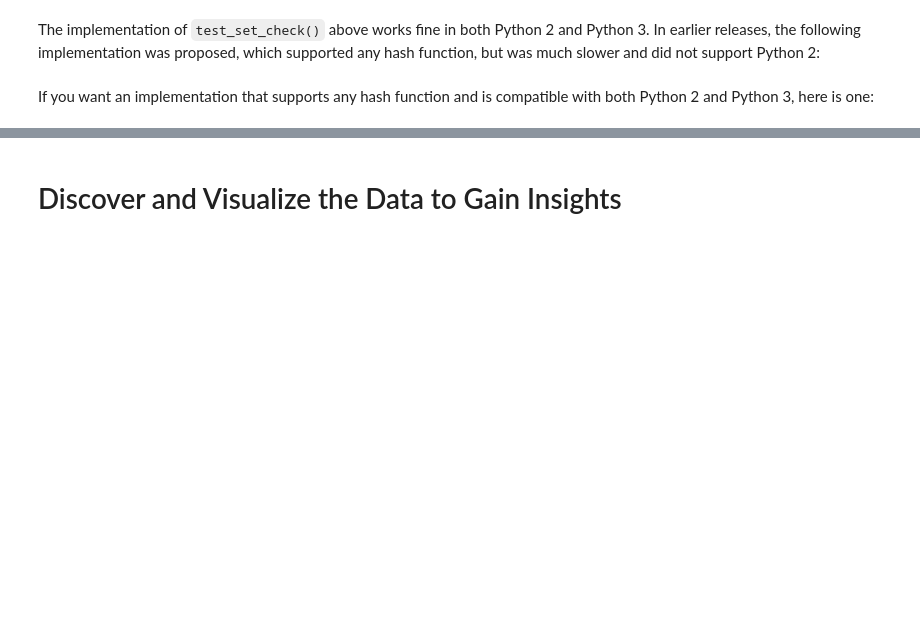
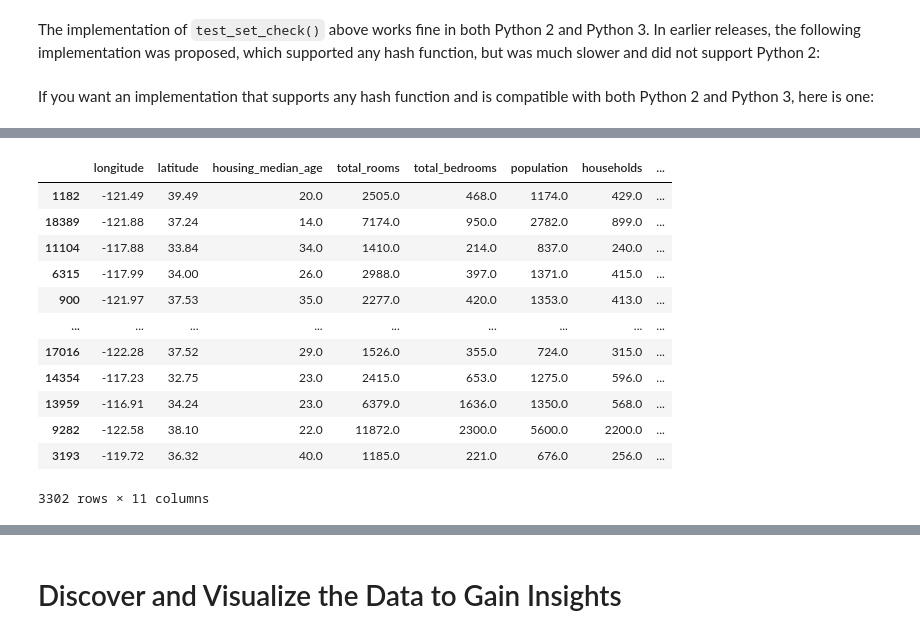
Before and after one commit to suka1901/handson-ml2, a Jupyter notebook: 02_end_to_end_machine_learning_project.ipynb, the cells around one changed output, grey strips where cells are left out. Cells and saved outputs as stored; diff of their text form; code cells hidden in the pictures; blank space fills up the shorter version.

```diff
--- a/02_end_to_end_machine_learning_project.ipynb
+++ b/02_end_to_end_machine_learning_project.ipynb
@@ -287,5 +287,21 @@ for train_index, test_index in split.split(housing, housing["income_cat"]):
     strat_train_set = housing.iloc[train_index]
     strat_test_set = housing.iloc[test_index]
     start_splits.append([strat_test_set, strat_test_set])
+# %%
+strat_train_set
+# %% [output]
+|  | longitude | latitude | housing_median_age | total_rooms | total_bedrooms | population | households | ... |
+| 1182 | -121.49 | 39.49 | 20.0 | 2505.0 | 468.0 | 1174.0 | 429.0 | ... |
+| 18389 | -121.88 | 37.24 | 14.0 | 7174.0 | 950.0 | 2782.0 | 899.0 | ... |
+| 11104 | -117.88 | 33.84 | 34.0 | 1410.0 | 214.0 | 837.0 | 240.0 | ... |
+| 6315 | -117.99 | 34.00 | 26.0 | 2988.0 | 397.0 | 1371.0 | 415.0 | ... |
+| 900 | -121.97 | 37.53 | 35.0 | 2277.0 | 420.0 | 1353.0 | 413.0 | ... |
+| ... | ... | ... | ... | ... | ... | ... | ... | ... |
+| 17016 | -122.28 | 37.52 | 29.0 | 1526.0 | 355.0 | 724.0 | 315.0 | ... |
+| 14354 | -117.23 | 32.75 | 23.0 | 2415.0 | 653.0 | 1275.0 | 596.0 | ... |
+| 13959 | -116.91 | 34.24 | 23.0 | 6379.0 | 1636.0 | 1350.0 | 568.0 | ... |
+| 9282 | -122.58 | 38.10 | 22.0 | 11872.0 | 2300.0 | 5600.0 | 2200.0 | ... |
+| 3193 | -119.72 | 36.32 | 40.0 | 1185.0 | 221.0 | 676.0 | 256.0 | ... |
+3302 rows × 11 columns
 # %%
 strat_train_set, strat_test_set = start_splits[0]
```
Also changed, not shown: parts of 45 cells of this notebook.
